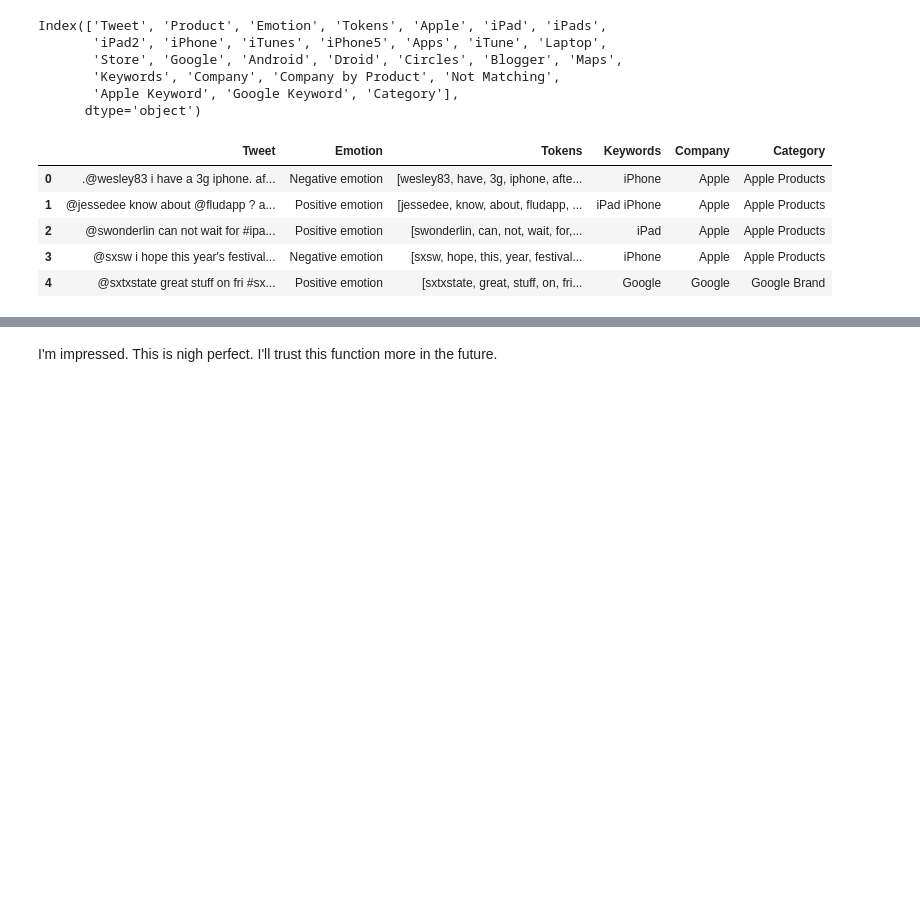
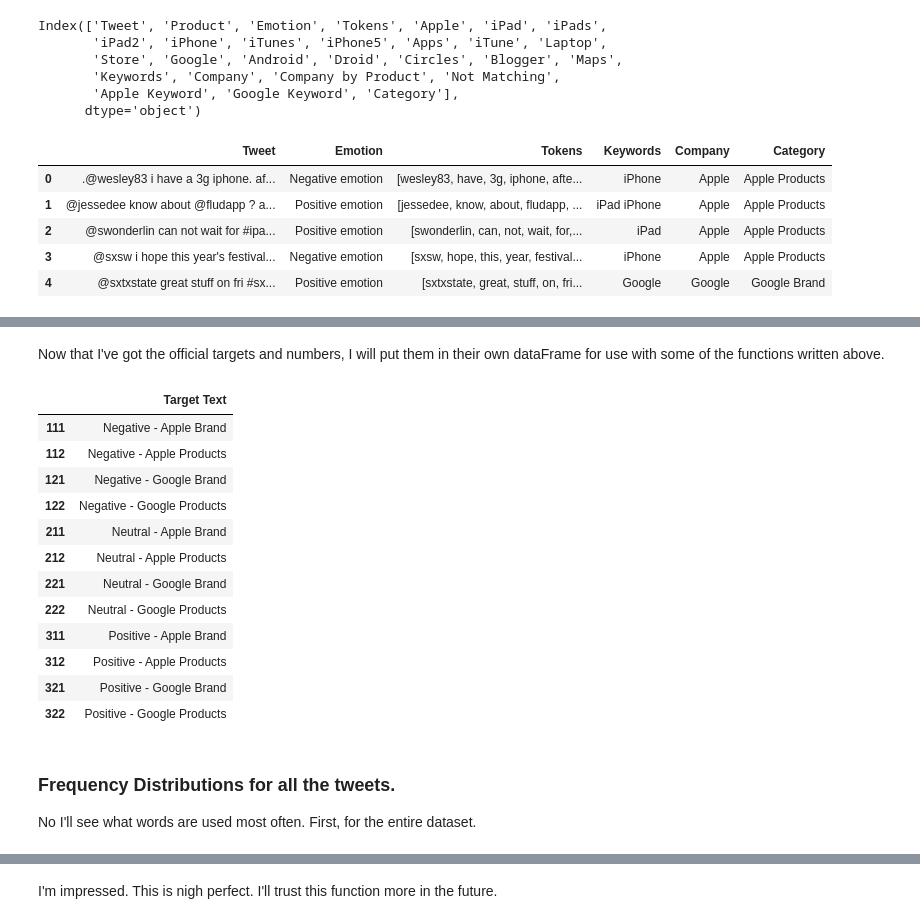
Before and after one commit to FunkyTable/Project-4-Advanced-Machine-Learning, a Jupyter notebook: student.ipynb, the cells around one changed output, grey strips where cells are left out. Cells and saved outputs as stored; diff of their text form; code cells hidden in the pictures; blank space fills up the shorter version.

```diff
--- a/student.ipynb
+++ b/student.ipynb
@@ -1223 +1344,31 @@ Negative emotion - Google Products                        48
 Name: Target Text, dtype: int64
+# %% [markdown]
+Now that I've got the official targets and numbers, I will put them in their own dataFrame for use with some of the functions written above.
+# %%
+#Creating a DataFrame of just the target text with their target number as the
+#index.
+df_target = pd.DataFrame()
+
+for index, category in zip(df['Target'].unique(), df['Target Text'].unique()):
+    df_target.at[index,'Target Text'] = category
+
+df_target = df_target.sort_index()
+df_target
+# %% [output]
+|  | Target Text |
+| 111 | Negative - Apple Brand |
+| 112 | Negative - Apple Products |
+| 121 | Negative - Google Brand |
+| 122 | Negative - Google Products |
+| 211 | Neutral - Apple Brand |
+| 212 | Neutral - Apple Products |
+| 221 | Neutral - Google Brand |
+| 222 | Neutral - Google Products |
+| 311 | Positive - Apple Brand |
+| 312 | Positive - Apple Products |
+| 321 | Positive - Google Brand |
+| 322 | Positive - Google Products |
+# %% [markdown]
+### Frequency Distributions for all the tweets.
+
+No I'll see what words are used most often. First, for the entire dataset.
```
Also changed, not shown: parts of 31 cells of this notebook.
